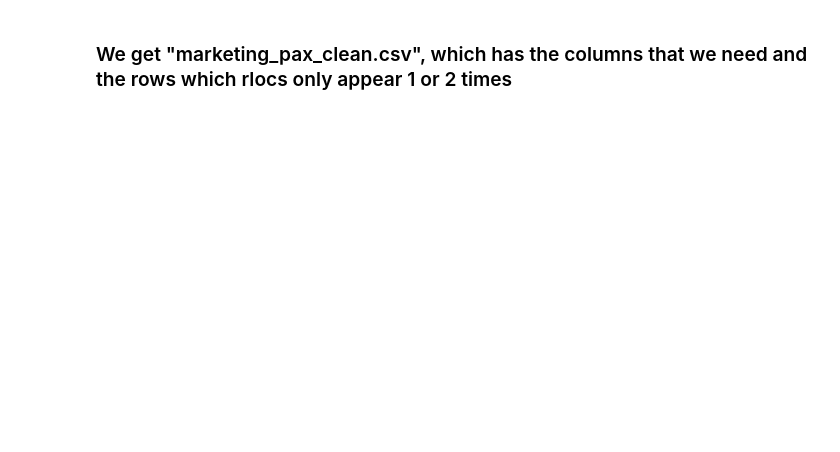
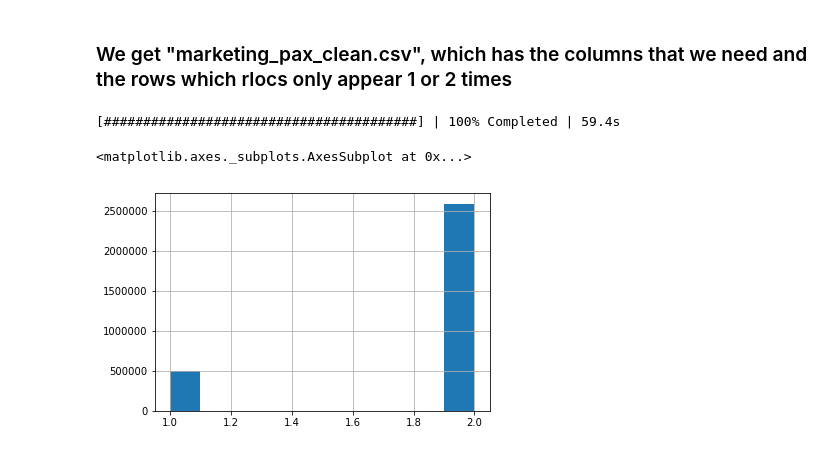
Before and after one commit to evolsidog/MyDestiny, a Jupyter notebook: First exploratory analisis.ipynb, the cells around one changed output. Cells and saved outputs as stored; diff of their text form; code cells hidden in the pictures; blank space fills up the shorter version.

Commit message:
Add plot with results

```diff
--- a/First exploratory analisis.ipynb
+++ b/First exploratory analisis.ipynb
@@ -455,0 +454,13 @@ out['key'].value_counts().compute().plot(kind='bar')
+# %%
+clean_file = "/home/vic/PFM/marketing_pax_clean.csv"
+df_pax = dd.read_csv(clean_file, sep='^', parse_dates=['departure_date_leg'])
+# %%
+with ProgressBar():
+    hist = df_pax['key'].value_counts().compute()
+# %% [output]
+[########################################] | 100% Completed | 59.4s
+# %%
+hist.hist()
+# %% [output]
+<matplotlib.axes._subplots.AxesSubplot at 0x...>
+[figure, added]
```
Also changed, not shown: parts of 2 cells of this notebook.
